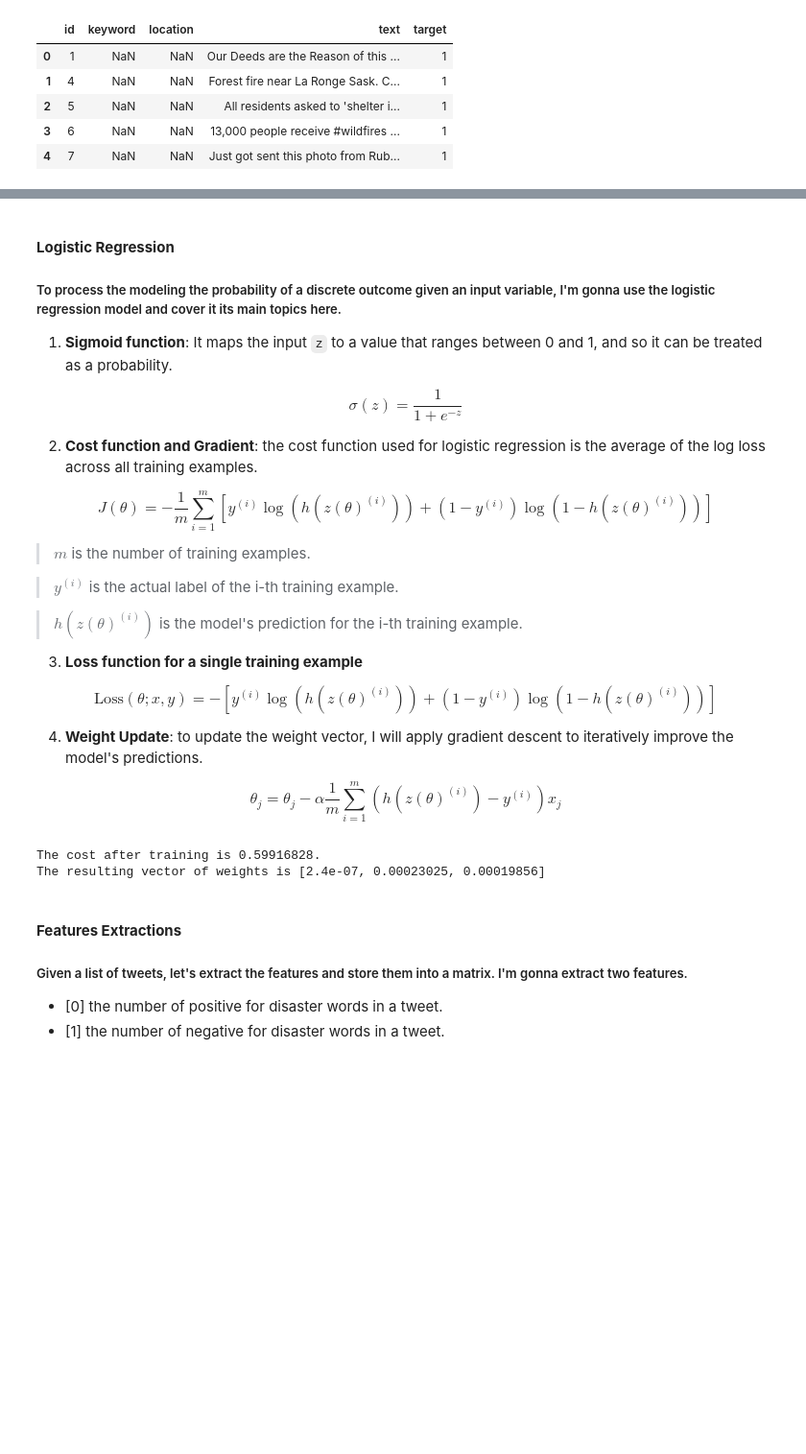
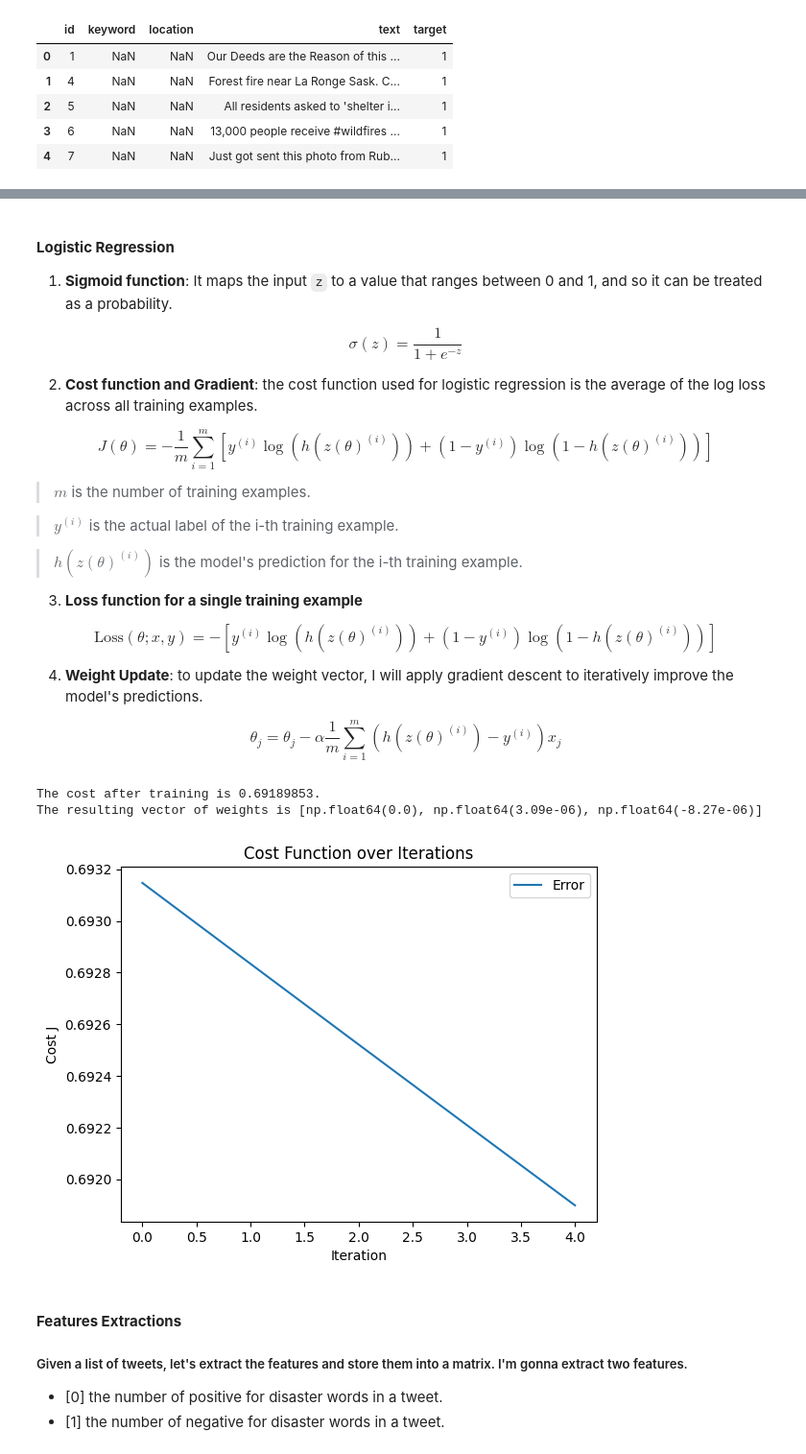
Before and after one commit to yvesemmanuel/nlp_disaster_tweets, a Jupyter notebook: Tweet_Disaster_Classification_logistic_regression.ipynb, the cells around one changed output, grey strips where cells are left out. Shown: that part at 96% size. Drawn from its saved outputs; the diff is of its cells as text; code cells hidden in the pictures; blank space fills up the shorter version.

```diff
--- a/Tweet_Disaster_Classification_logistic_regression.ipynb
+++ b/Tweet_Disaster_Classification_logistic_regression.ipynb
@@ -124,9 +136,8 @@ freqs = build_freqs(df_train['text'].tolist(), df_train['target'].tolist())
 # %% [markdown]
 #### **Logistic Regression**
 
-##### To process the modeling the probability of a discrete outcome given an input variable, I'm gonna use the logistic regression model and cover it its main topics here.
+1. **Sigmoid function**: It maps the input `z` to a value that ranges between 0 and 1, and so it can be treated as a probability.
 
-1. **Sigmoid function**: It maps the input `z` to a value that ranges between 0 and 1, and so it can be treated as a probability.
 
 $$
 \sigma(z) = \frac{1}{1 + e^{-z}}
@@ -163,26 +174,41 @@ def sigmoid(z):
 # %%
 def gradient_descent(x, y, theta, alpha, num_iters):
     m, _ = x.shape
+    J_history = []
 
-    for i in range(num_iters):
+    for _ in range(num_iters):
         z = np.dot(x, theta)
         h = sigmoid(z)
+        J = -1./m * (np.dot(y.transpose(), np.log(h)) + np.dot((1-y).transpose(), np.log(1-h)))
+        last_J = float(J.flatten()[0])
+        J_history.append(last_J)
+        theta = theta - (alpha/m) * np.dot(x.transpose(), (h - y))
 
-        J = -1./m * (np.dot(y.transpose(), np.log(h)) + np.dot((1-y).transpose(),np.log(1-h)))
-        theta = theta = theta - (alpha/m) * np.dot(x.transpose(),(h-y))
-
-    J = float(J)
-    return J, theta
+    return last_J, J_history, theta
 # %%
 tmp_X = np.append(np.ones((10, 1)), np.random.rand(10, 2) * 2000, axis=1)
 tmp_Y = (np.random.rand(10, 1) > 0.35).astype(float)
 
-tmp_J, tmp_theta = gradient_descent(tmp_X, tmp_Y, np.zeros((3, 1)), 1e-8, 100)
+tmp_J, tmp_J_history, tmp_theta = gradient_descent(tmp_X, tmp_Y, np.zeros((3, 1)), 1e-8, 5)
 print(f"The cost after training is {tmp_J:.8f}.")
 print(f"The resulting vector of weights is {[round(t, 8) for t in np.squeeze(tmp_theta)]}")
 # %% [output]
-The cost after training is 0.59916828.
-The resulting vector of weights is [2.4e-07, 0.00023025, 0.00019856]
+The cost after training is 0.69189853.
+The resulting vector of weights is [np.float64(0.0), np.float64(3.09e-06), np.float64(-8.27e-06)]
+# %%
+import matplotlib.pyplot as plt
+
+def plot_error_history(J_hist):
+    plt.plot(range(len(J_hist)), J_hist, label='Error')
+    plt.xlabel('Iteration')
+    plt.ylabel('Cost J')
+    plt.title('Cost Function over Iterations')
+    plt.legend()
+    plt.show()
+# %%
+plot_error_history(tmp_J_history)
+# %% [output]
+[figure, added]
 # %% [markdown]
 #### **Features Extractions**
 
```
Also changed, not shown: parts of 31 cells of this notebook, 14 other files.
